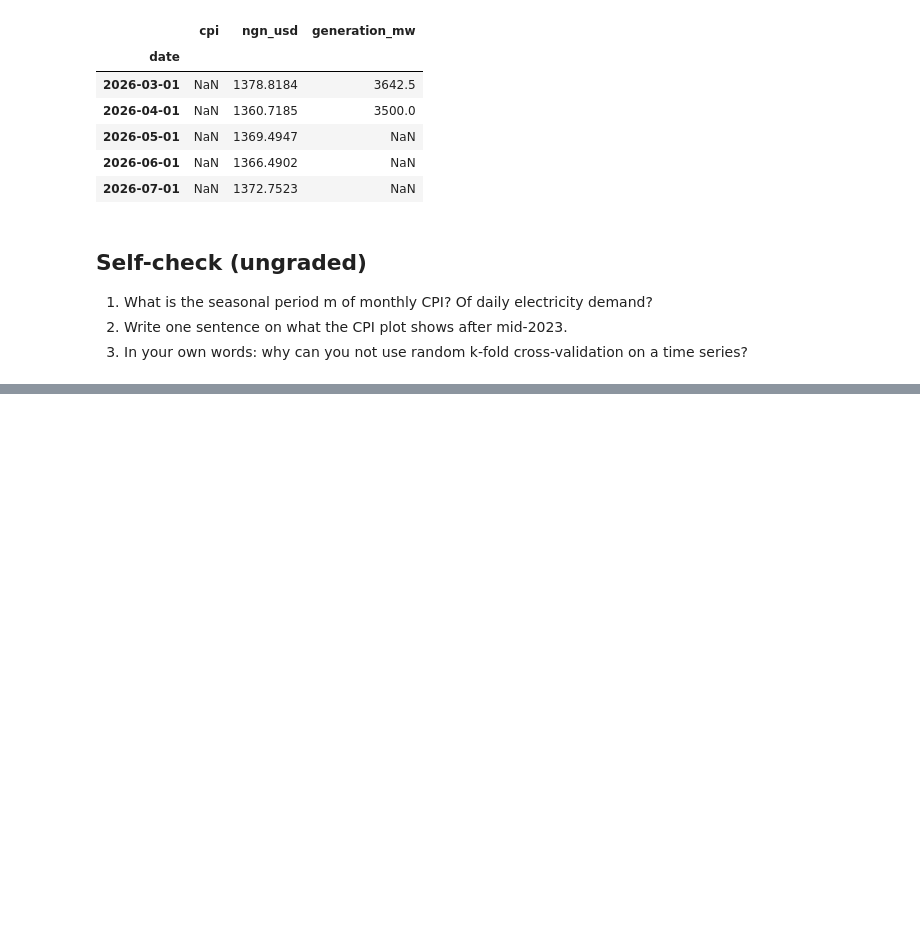
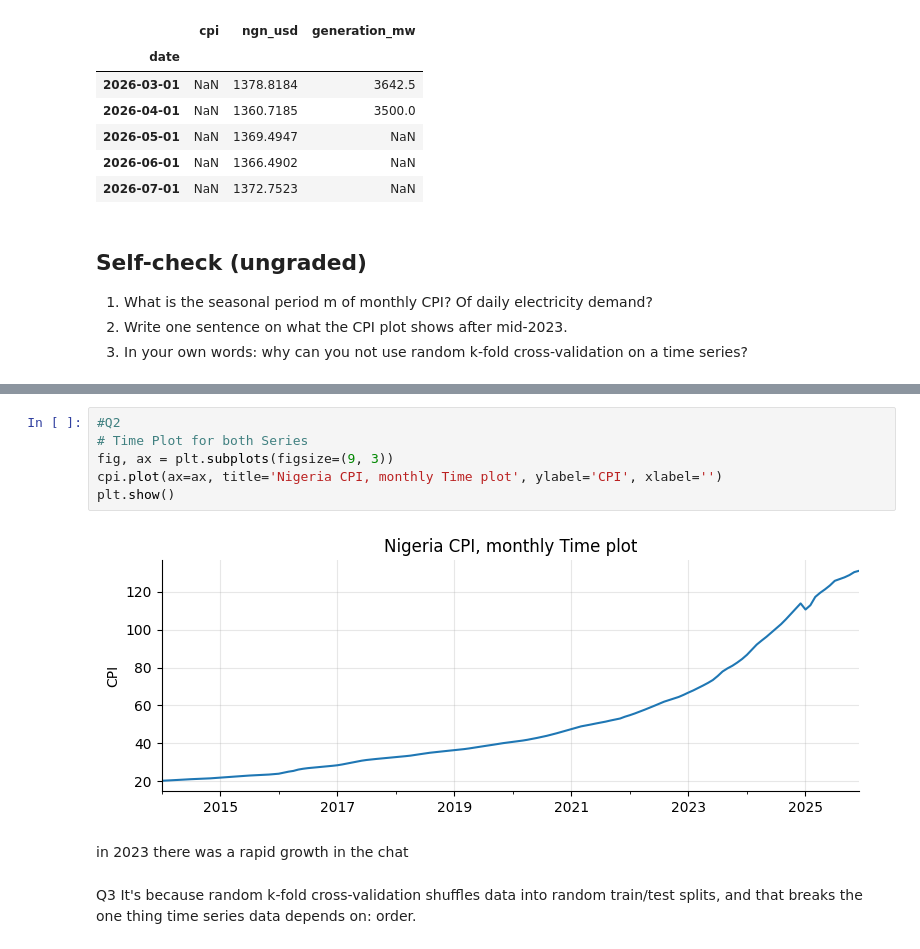
Before and after one commit to Favour-Fregene/NUTDTS816_Course_Repository, a Jupyter notebook: notebooks/lab00_familiarisation.ipynb, the cells around one changed output, grey strips where cells are left out. Drawn from its saved outputs; the diff is of its cells as text; blank space fills up the shorter version.

```diff
--- a/notebooks/lab00_familiarisation.ipynb
+++ b/notebooks/lab00_familiarisation.ipynb
@@ -69,0 +80,12 @@ pd.concat([cpi, fx, grid], axis=1).tail()
+# %%
+#Q2
+# Time Plot for both Series
+fig, ax = plt.subplots(figsize=(9, 3))
+cpi.plot(ax=ax, title='Nigeria CPI, monthly Time plot', ylabel='CPI', xlabel='')
+plt.show()
+# %% [output]
+[figure, added]
+# %% [markdown]
+in 2023 there was a rapid growth in the chat
+# %% [markdown]
+Q3 It's because random k-fold cross-validation shuffles data into random train/test splits, and that breaks the one thing time series data depends on: order.
```
Also changed, not shown: parts of 1 cell of this notebook.
